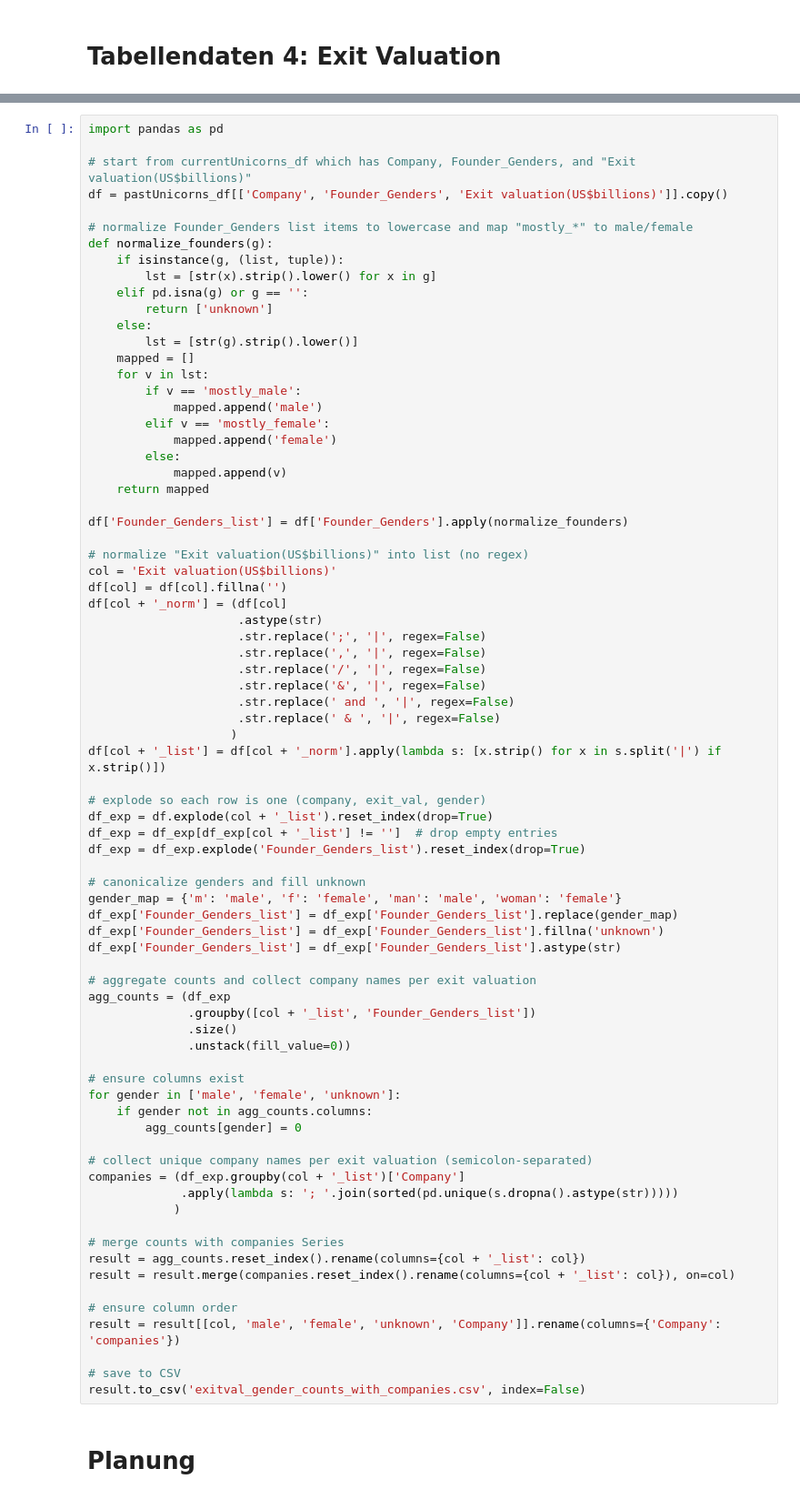
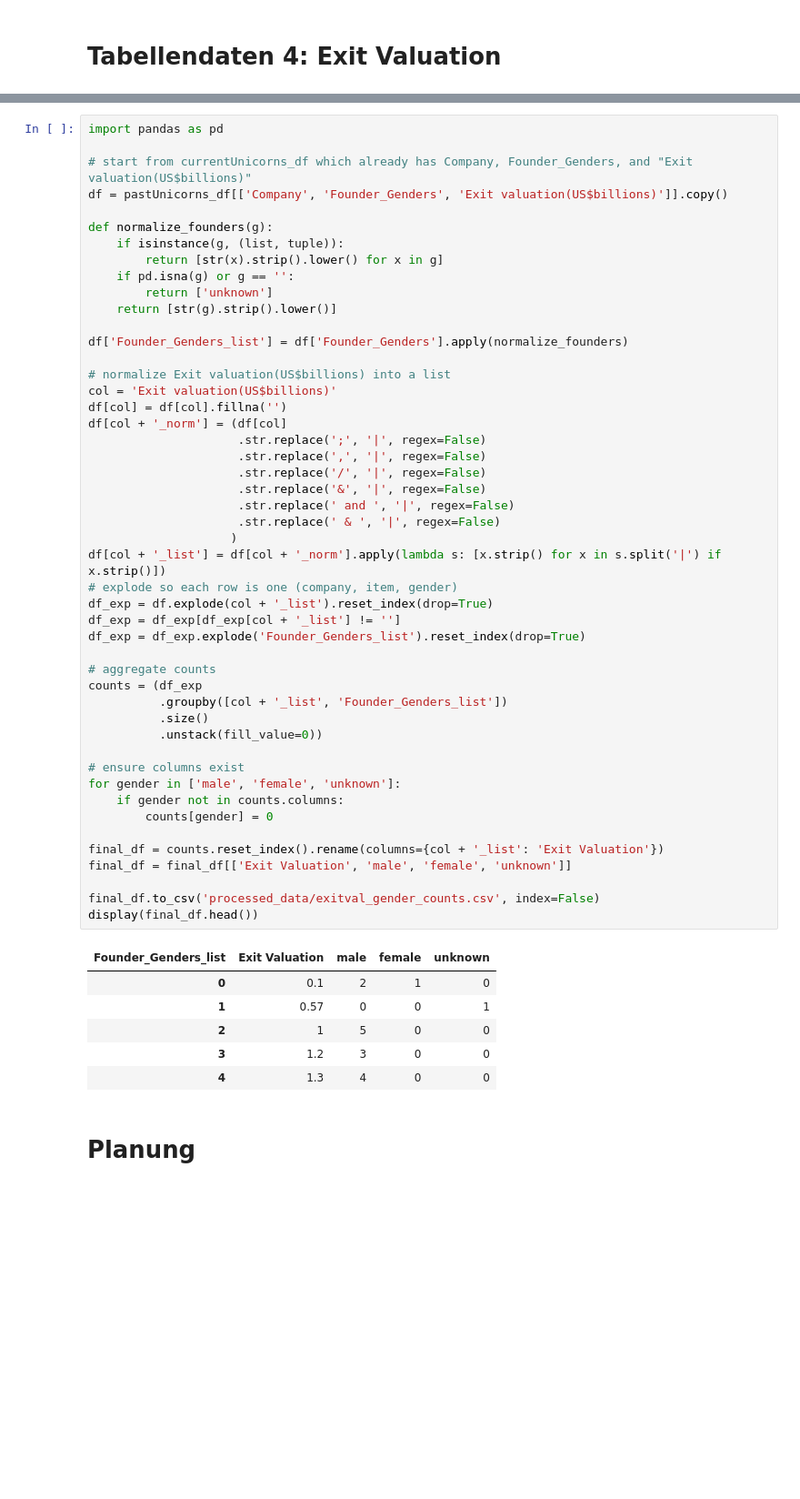
Before and after one commit to viktorpantushev/gender-aspekte-bei-unicorns, a Jupyter notebook: scrape_and_clean.ipynb, the cells around one changed output, grey strips where cells are left out. Shown at 91% size. Saved outputs shown, nothing was run; the diff lists cells and outputs as text; blank space fills up the shorter version.

```diff
--- a/scrape_and_clean.ipynb
+++ b/scrape_and_clean.ipynb
@@ -433,79 +344,58 @@ exitval_gender_counts.to_csv('exitval_gender_counts.csv', index=False)
 # %%
 import pandas as pd
 
-# start from currentUnicorns_df which has Company, Founder_Genders, and "Exit valuation(US$billions)"
+# start from currentUnicorns_df which already has Company, Founder_Genders, and "Exit valuation(US$billions)"
 df = pastUnicorns_df[['Company', 'Founder_Genders', 'Exit valuation(US$billions)']].copy()
 
-# normalize Founder_Genders list items to lowercase and map "mostly_*" to male/female
 def normalize_founders(g):
     if isinstance(g, (list, tuple)):
-        lst = [str(x).strip().lower() for x in g]
-    elif pd.isna(g) or g == '':
+        return [str(x).strip().lower() for x in g]
+    if pd.isna(g) or g == '':
         return ['unknown']
-    else:
-        lst = [str(g).strip().lower()]
-    mapped = []
-    for v in lst:
-        if v == 'mostly_male':
-            mapped.append('male')
-        elif v == 'mostly_female':
-            mapped.append('female')
-        else:
-            mapped.append(v)
-    return mapped
+    return [str(g).strip().lower()]
 
 df['Founder_Genders_list'] = df['Founder_Genders'].apply(normalize_founders)
 
-# normalize "Exit valuation(US$billions)" into list (no regex)
+# normalize Exit valuation(US$billions) into a list
 col = 'Exit valuation(US$billions)'
 df[col] = df[col].fillna('')
 df[col + '_norm'] = (df[col]
-                     .astype(str)
                      .str.replace(';', '|', regex=False)
                      .str.replace(',', '|', regex=False)
                      .str.replace('/', '|', regex=False)
                      .str.replace('&', '|', regex=False)
                      .str.replace(' and ', '|', regex=False)
                      .str.replace(' & ', '|', regex=False)
                     )
 df[col + '_list'] = df[col + '_norm'].apply(lambda s: [x.strip() for x in s.split('|') if x.strip()])
-
-# explode so each row is one (company, exit_val, gender)
+# explode so each row is one (company, item, gender)
 df_exp = df.explode(col + '_list').reset_index(drop=True)
-df_exp = df_exp[df_exp[col + '_list'] != '']  # drop empty entries
+df_exp = df_exp[df_exp[col + '_list'] != '']
 df_exp = df_exp.explode('Founder_Genders_list').reset_index(drop=True)
 
-# canonicalize genders and fill unknown
-gender_map = {'m': 'male', 'f': 'female', 'man': 'male', 'woman': 'female'}
-df_exp['Founder_Genders_list'] = df_exp['Founder_Genders_list'].replace(gender_map)
-df_exp['Founder_Genders_list'] = df_exp['Founder_Genders_list'].fillna('unknown')
-df_exp['Founder_Genders_list'] = df_exp['Founder_Genders_list'].astype(str)
-
-# aggregate counts and collect company names per exit valuation
-agg_counts = (df_exp
-              .groupby([col + '_list', 'Founder_Genders_list'])
-              .size()
-              .unstack(fill_value=0))
+# aggregate counts
+counts = (df_exp
+          .groupby([col + '_list', 'Founder_Genders_list'])
+          .size()
+          .unstack(fill_value=0))
 
 # ensure columns exist
 for gender in ['male', 'female', 'unknown']:
-    if gender not in agg_counts.columns:
-        agg_counts[gender] = 0
+    if gender not in counts.columns:
+        counts[gender] = 0
 
-# collect unique company names per exit valuation (semicolon-separated)
-companies = (df_exp.groupby(col + '_list')['Company']
-             .apply(lambda s: '; '.join(sorted(pd.unique(s.dropna().astype(str)))))
-            )
+final_df = counts.reset_index().rename(columns={col + '_list': 'Exit Valuation'})
+final_df = final_df[['Exit Valuation', 'male', 'female', 'unknown']]
 
-# merge counts with companies Series
-result = agg_counts.reset_index().rename(columns={col + '_list': col})
-result = result.merge(companies.reset_index().rename(columns={col + '_list': col}), on=col)
-
-# ensure column order
-result = result[[col, 'male', 'female', 'unknown', 'Company']].rename(columns={'Company': 'companies'})
-
-# save to CSV
-result.to_csv('exitval_gender_counts_with_companies.csv', index=False)
+final_df.to_csv('processed_data/exitval_gender_counts.csv', index=False)
+display(final_df.head())
+# %% [output]
+| Founder_Genders_list | Exit Valuation | male | female | unknown |
+| 0 | 0.1 | 2 | 1 | 0 |
+| 1 | 0.57 | 0 | 0 | 1 |
+| 2 | 1 | 5 | 0 | 0 |
+| 3 | 1.2 | 3 | 0 | 0 |
+| 4 | 1.3 | 4 | 0 | 0 |
 # %% [markdown]
 # Planung
 # %% [markdown]
```
Also changed, not shown: parts of 13 cells of this notebook, 12 other files.
